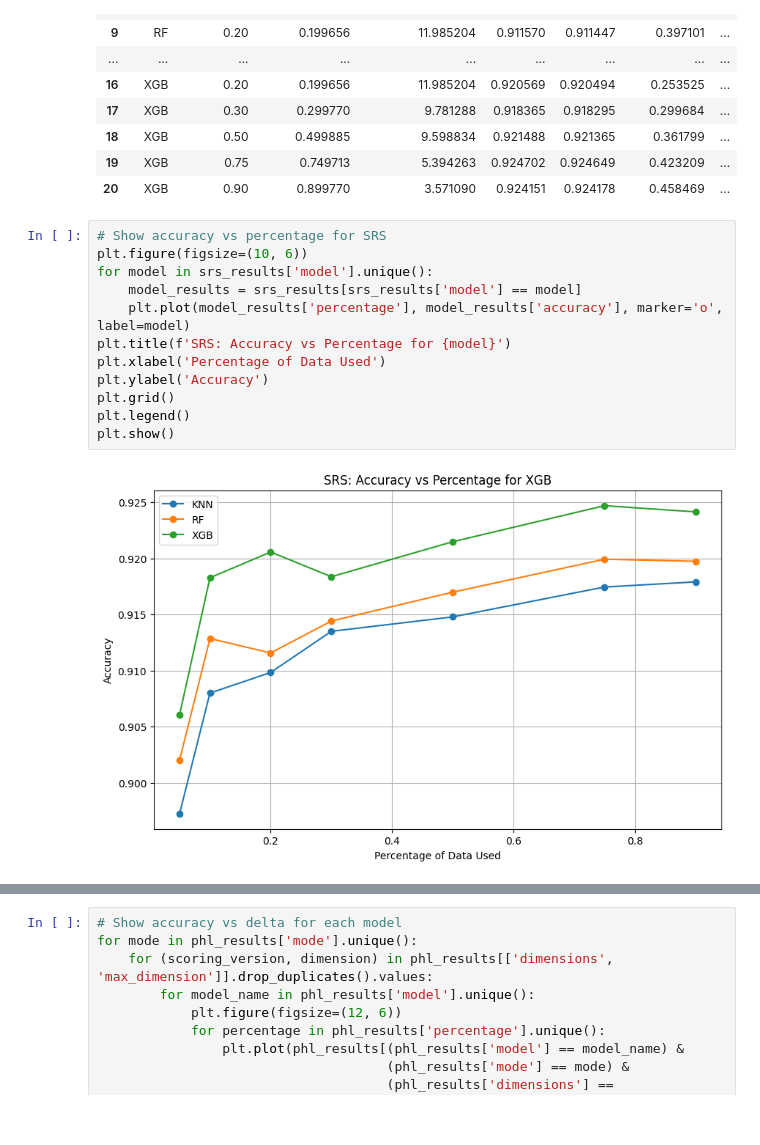
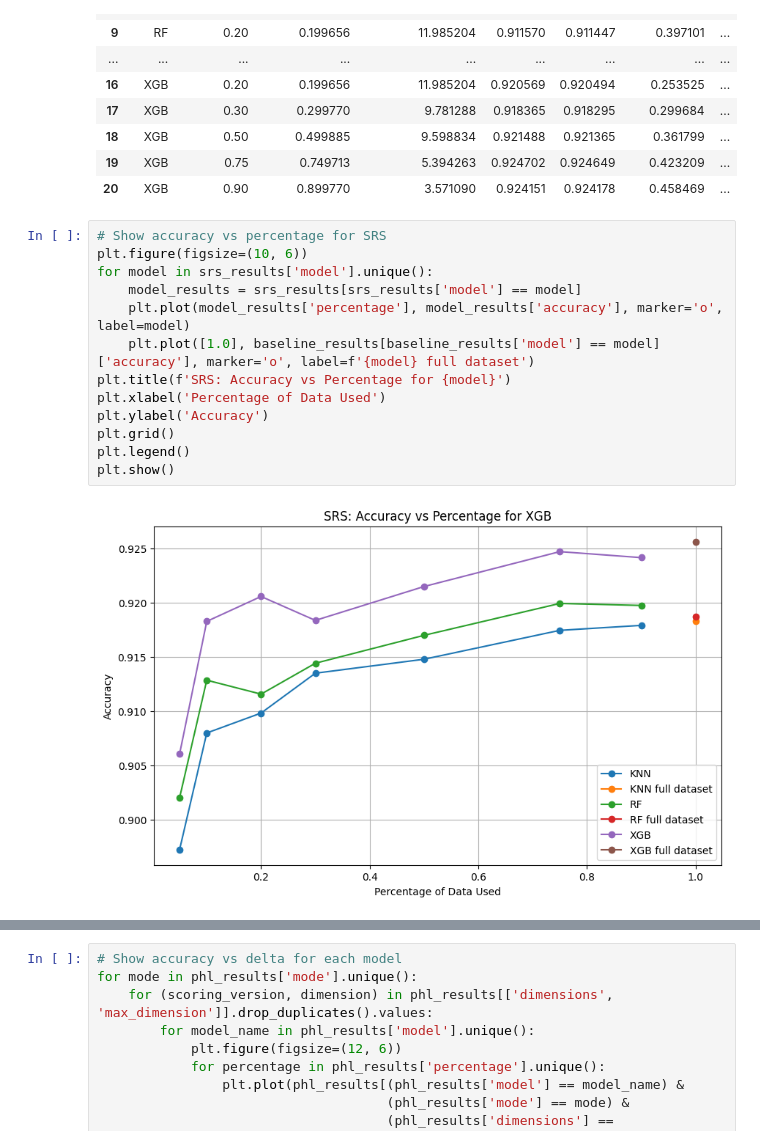
Before and after one commit to santimndez/PHL_for_instance_selection, a Jupyter notebook: src/notebooks/phl_experiment_analysis.ipynb, the cells around one changed output, grey strips where cells are left out. Cells and saved outputs as stored; diff of their text form.

```diff
--- a/src/notebooks/phl_experiment_analysis.ipynb
+++ b/src/notebooks/phl_experiment_analysis.ipynb
@@ -270,14 +270,15 @@ srs_results
 # %%
 # Show accuracy vs percentage for SRS
 plt.figure(figsize=(10, 6))
 for model in srs_results['model'].unique():
     model_results = srs_results[srs_results['model'] == model]
     plt.plot(model_results['percentage'], model_results['accuracy'], marker='o', label=model)
+    plt.plot([1.0], baseline_results[baseline_results['model'] == model]['accuracy'], marker='o', label=f'{model} full dataset')
 plt.title(f'SRS: Accuracy vs Percentage for {model}')
 plt.xlabel('Percentage of Data Used')
 plt.ylabel('Accuracy')
 plt.grid()
 plt.legend()
 plt.show()
 # %% [output]
-[figure, old version]
+[figure, new version]
```
Also changed, not shown: parts of 7 cells of this notebook, 5 other files.
